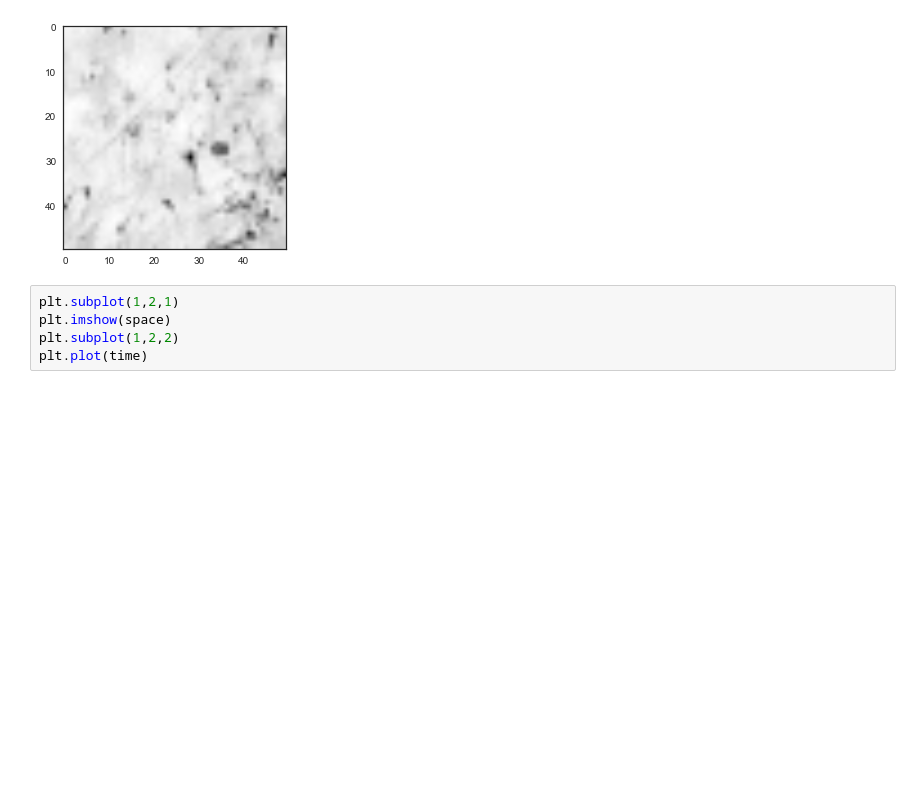
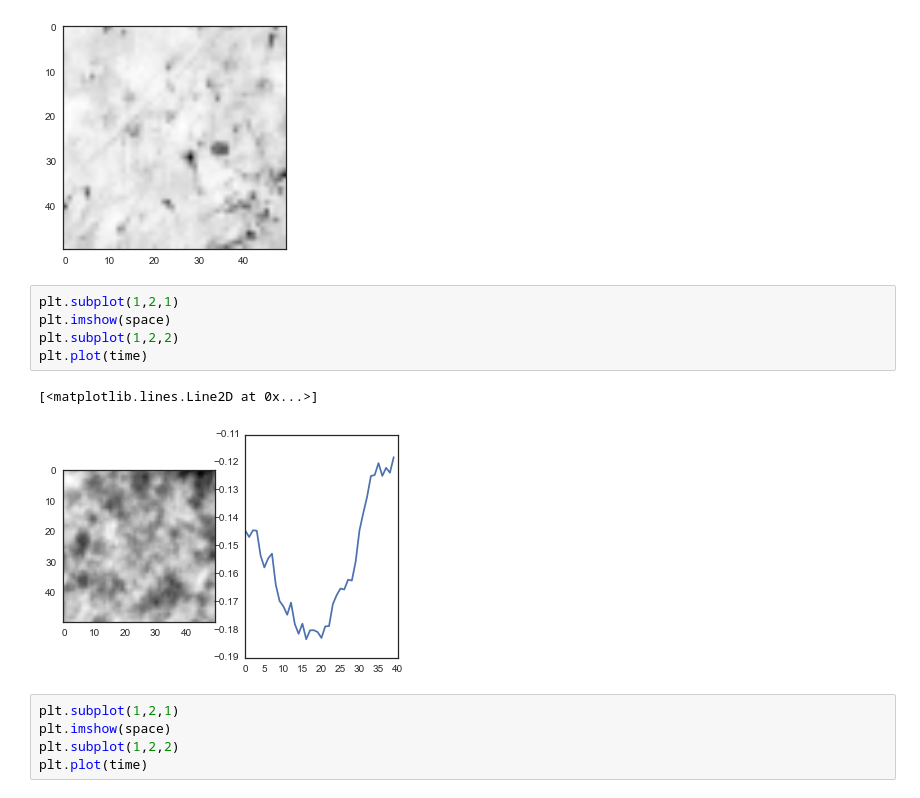
Before and after one commit to baccuslab/deep-retina, a Jupyter notebook: notebooks/Filter visualizations.ipynb, the cells around one changed output. Saved outputs shown, nothing was run; the diff lists cells and outputs as text; blank space fills up the shorter version.

```diff
--- a/notebooks/Filter visualizations.ipynb
+++ b/notebooks/Filter visualizations.ipynb
@@ -981,6 +981,14 @@ plt.imshow(L3_stas[which_sta][30])
 # %% [output]
 <matplotlib.image.AxesImage at 0x...>
 [figure]
+# %%
+plt.subplot(1,2,1)
+plt.imshow(space)
+plt.subplot(1,2,2)
+plt.plot(time)
+# %% [output]
+[<matplotlib.lines.Line2D at 0x...>]
+[figure, added]
 # %%
 plt.subplot(1,2,1)
 plt.imshow(space)
```
Also changed, not shown: parts of 5 cells of this notebook, 1 other file.
